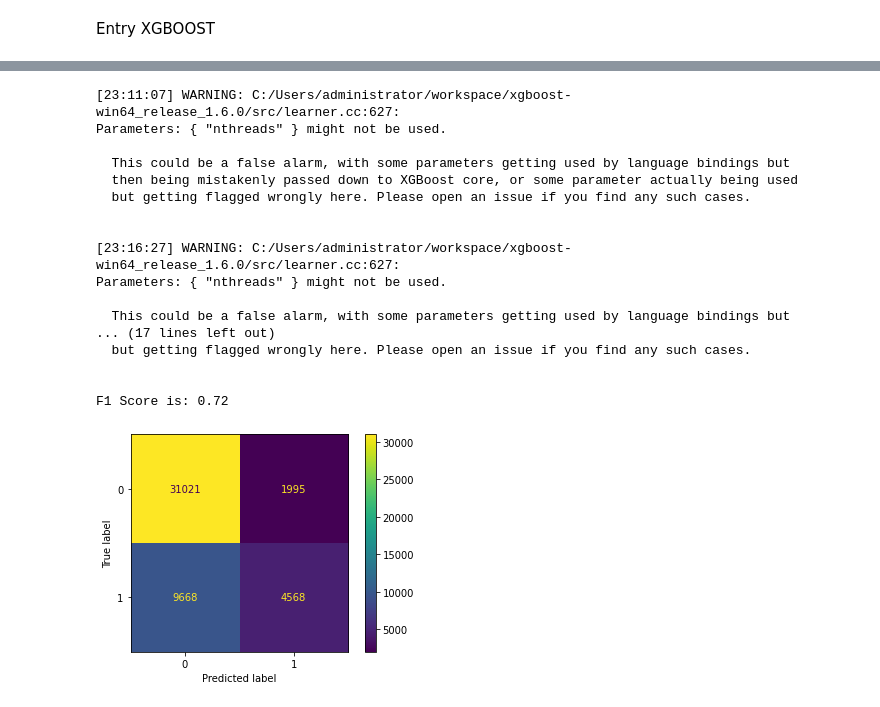
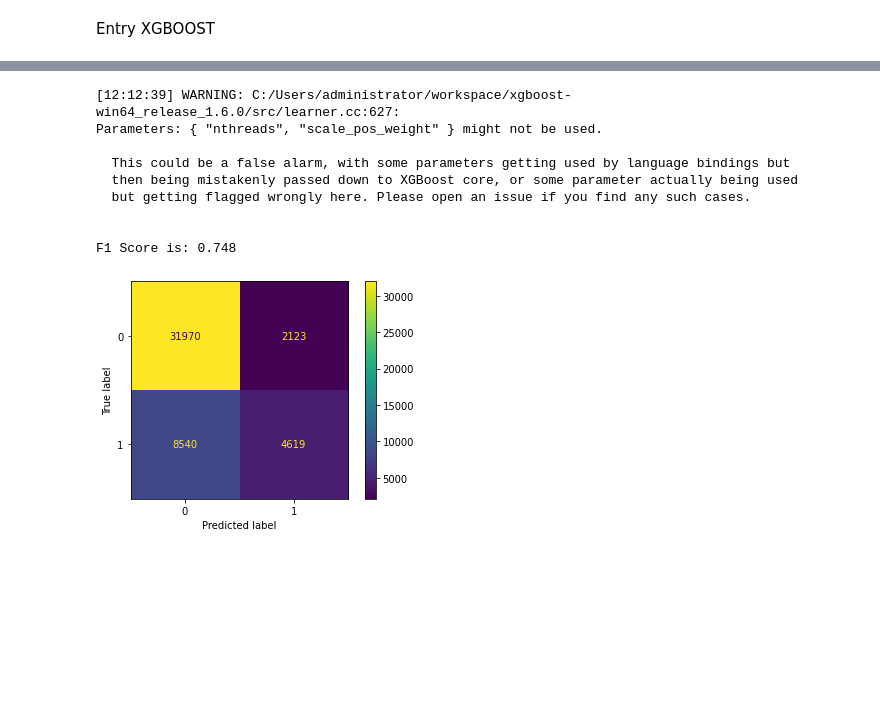
Before and after one commit to Brownsey/home_insurance, a Jupyter notebook: code.ipynb, the cells around one changed output, grey strips where cells are left out. Cells and saved outputs as stored; diff of their text form; code cells hidden in the pictures; blank space fills up the shorter version.

```diff
--- a/code.ipynb
+++ b/code.ipynb
@@ -224,8 +228,8 @@ cols = ["LEGAL", "HOME_EM", "GARDEN", "KEYCARE", "HP1", "HP2", "HP3"]
 for col in cols:
     pre_post_combiner(column = col)
 # %%
-#Dropping the Premium columns - signified by _PREM_ so it keeps last years premium
-data.drop(list(data.filter(regex = '_PREM_')), axis = 1, inplace = True)
+#Dropping the Premium columns, but keeping last years premium
+data.drop(list(data.filter(regex = '_PREM$')), axis = 1, inplace = True)
 # %%
 cols = [x for x in data.select_dtypes(include=['object'])]
 cols.remove("POL_STATUS")
@@ -285,0 +351,6 @@ Entry XGBOOST
+# %%
+lr_clf = LogisticRegressionCV(cv=3, random_state=0).fit(logistic_X_train, y_logistic)
+predicted = lr_clf.predict(X_validation)
+print("F1 Score is: " + str(round(f1_score(y_validation_logistic, predicted, average='weighted'), 3) ) )
+ConfusionMatrixDisplay.from_predictions(y_validation_logistic, predicted)
+plt.show()
@@ -286,12 +361,9 @@ Entry XGBOOST
 # %%
-#Split data
-def split_data(data = modelling_df, column = "POL_STATUS",test_size = 0.25):
-    return train_test_split(data.drop(column, axis = 1), data[column], test_size= 0.25, random_state= 666)
-
-def get_xgb_best_params(X = X, y = y, objective = "multi:softmax", splits = 3, cv = 3, n_iter = 100):
+def get_xgb_best_params(X, y, objective, splits = 3, cv = 3, n_iter = 100):
 
     best_params = []
     best_score = []
+    f1_scores = []
 
     #Kfold Cross validation part of the code
     kf = StratifiedKFold(n_splits = splits)
@@ -310,15 +382,16 @@ def get_xgb_best_params(X = X, y = y, objective = "multi:softmax", splits = 3, c
             "subsample": st.beta(10, 1),
             "gamma": st.uniform(0, 10),
             'objective': [objective],
-            'scale_pos_weight': st.randint(1,4),#this was set to 0 before
+            'scale_pos_weight': st.randint(3, 4), #From tests 3 felt like the sweetspot
             "min_child_weight": st.expon(0, 50),
             "max_delta_step" : st.randint(1, 3)
         }
 
         clf = RandomizedSearchCV(estimator, params, cv = cv,
-                                n_jobs = -1, n_iter = n_iter)
+                                n_iter = n_iter)
 
         clf.fit(X_train, y_train.values)
+
         best_params.append(clf.best_params_)
         best_score.append(clf.best_score_)
 
@@ -326,13 +399,23 @@ def get_xgb_best_params(X = X, y = y, objective = "multi:softmax", splits = 3, c
     best_params = best_params[best_score.index(max(best_score))]
     return best_params
 
-def run_best_params_xgb(best_params = best_params):
+def run_best_params_xgb(best_params):
+    """Re-Runs the optimal model found from the CV run
+
+    Args:
+        best_params (dict): dict of best params
+
+    Returns:
+        clf model: returns the fitted clf XGBClassifier
+    """
     clf = xgb.XGBClassifier(nthreads=-1, **best_params, use_label_encoder= False)
     clf.fit(X, y)
     return clf
 
 
 def print_F1_score(true, predicted):
+    #prints the F1 score to console
+
     print("F1 Score is: " + str(round(f1_score(true, predicted, average='weighted'), 3) ) )
 
 def get_top_features(X, clf):
@@ -370,0 +439,3 @@ F1 Score is: 0.721
+# %%
+best_params_logistic = get_xgb_best_params(X=X, y = y_logistic, objective = "binary:logistic", cv = 3, n_iter = 100)
+best_params_logistic
@@ -371,28 +470,18 @@ F1 Score is: 0.721
 # %%
-y_logistic = y.apply(make_logistic)
-y_validation_logistic = y_validation.apply(make_logistic)
-best_params_logistic = get_xgb_best_params(y = y_logistic, objective = "binary:logistic", cv = 3, n_iter = 100)
-clf = run_best_params_xgb(best_params = best_params_logistic)
+#Very interesting how scale_pos_weight doesn't get passed through with **kwargs
+clf = run_best_params_xgb(best_params_logistic)
 clf_predict = clf.predict(X_validation)
 print_F1_score(y_validation_logistic, clf_predict)
 ConfusionMatrixDisplay.from_predictions(y_validation_logistic, clf_predict)
 plt.show()
 # %% [output]
-[23:11:07] WARNING: C:/Users/administrator/workspace/xgboost-win64_release_1.6.0/src/learner.cc:627:
-Parameters: { "nthreads" } might not be used.
+[12:12:39] WARNING: C:/Users/administrator/workspace/xgboost-win64_release_1.6.0/src/learner.cc:627:
+Parameters: { "nthreads", "scale_pos_weight" } might not be used.
 
   This could be a false alarm, with some parameters getting used by language bindings but
   then being mistakenly passed down to XGBoost core, or some parameter actually being used
   but getting flagged wrongly here. Please open an issue if you find any such cases.
 
 
-[23:16:27] WARNING: C:/Users/administrator/workspace/xgboost-win64_release_1.6.0/src/learner.cc:627:
-Parameters: { "nthreads" } might not be used.
-
-  This could be a false alarm, with some parameters getting used by language bindings but
-... (17 lines left out)
-  but getting flagged wrongly here. Please open an issue if you find any such cases.
-
-
-F1 Score is: 0.72
+F1 Score is: 0.748
-[figure, old version]
+[figure, new version]
```
Also changed, not shown: parts of 19 cells of this notebook, 1 other file.
